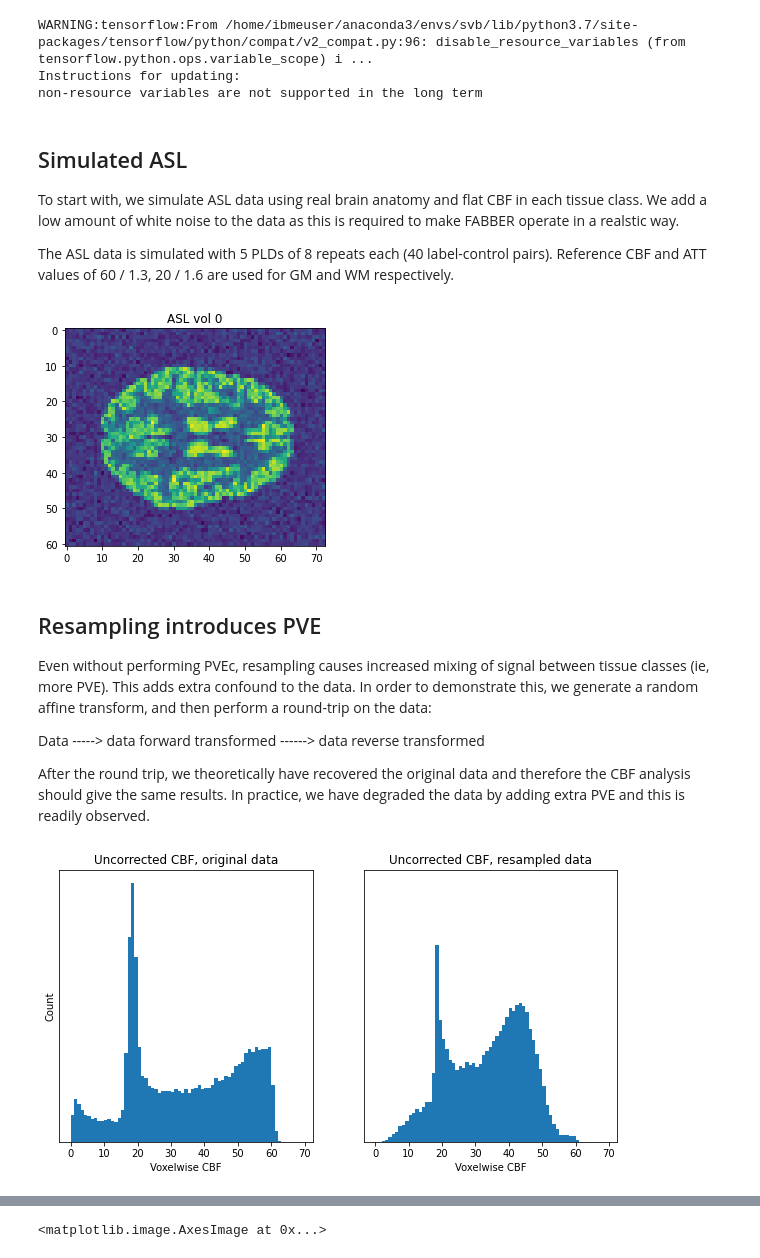
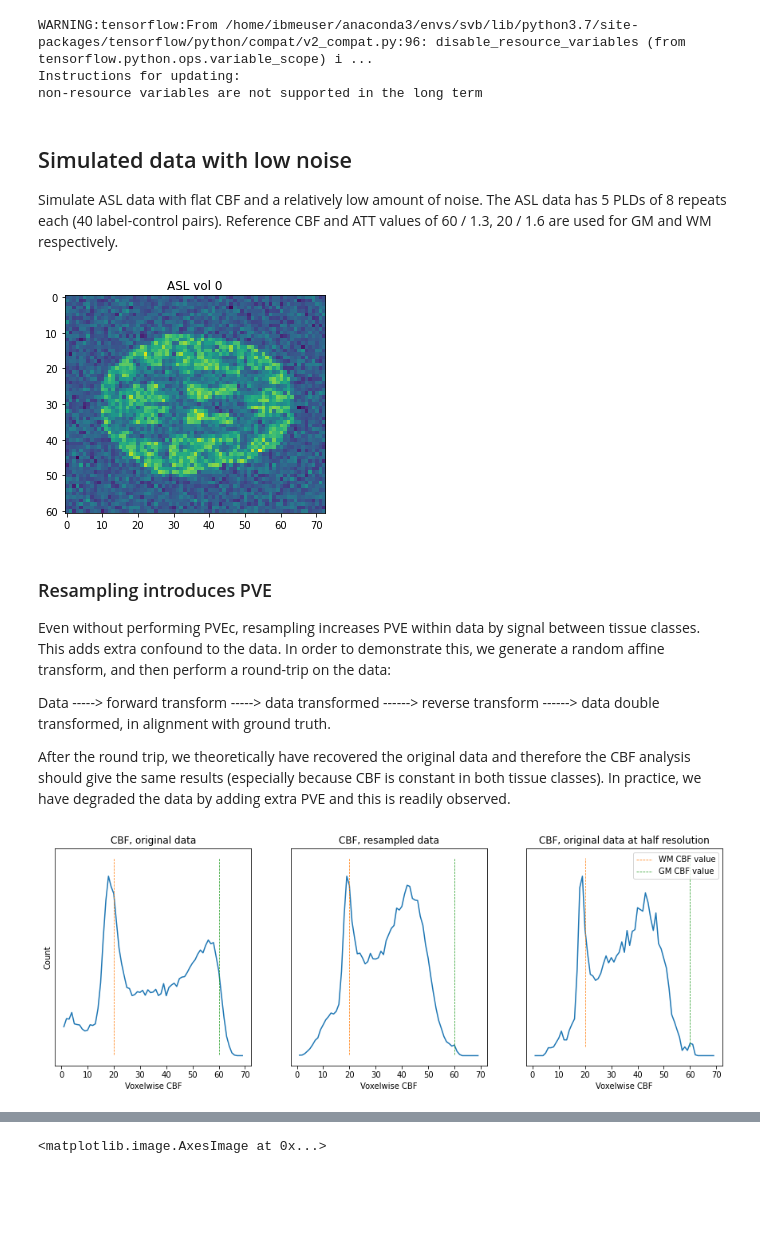
Before and after one commit to tomfrankkirk/pvec_problems, a Jupyter notebook: brain.ipynb, the cells around one changed output, grey strips where cells are left out. Drawn from its saved outputs; the diff is of its cells as text; code cells hidden in the pictures; blank space fills up the shorter version.

Commit message:
Simulations and Maastricht analysis for Flora/MC review

```diff
--- a/brain.ipynb
+++ b/brain.ipynb
@@ -7,24 +7,25 @@ import matplotlib.pyplot as plt
 import numpy as np
 import nibabel
 from matplotlib.cm import get_cmap
-cmap = np.array(get_cmap('tab10').colors)
 import os.path as op
 from prepare_data import SIM_ROOT, REAL_ROOT, N_REPEATS
 from helpers import load_basil, load_lr, load_oxasl, load_oxasl_lr
 from scipy.ndimage import binary_erosion
+from scipy import stats
+
+cmap = np.array(get_cmap('tab10').colors)
+loadnii = lambda p: nibabel.load(str(p)).get_fdata()
 # %% [output]
 WARNING:tensorflow:From /home/ibmeuser/anaconda3/envs/svb/lib/python3.7/site-packages/tensorflow/python/compat/v2_compat.py:96: disable_resource_variables (from tensorflow.python.ops.variable_scope) i ...
 Instructions for updating:
 non-resource variables are not supported in the long term
 # %% [markdown]
-## Simulated ASL
+## Simulated data with low noise
 
-To start with, we simulate ASL data using real brain anatomy and flat CBF in each tissue class. We add a low amount of white noise to the data as this is required to make FABBER operate in a realstic way.
-
-The ASL data is simulated with 5 PLDs of 8 repeats each (40 label-control pairs). Reference CBF and ATT values of 60 / 1.3, 20 / 1.6 are used for GM and WM respectively.
+Simulate ASL data with flat CBF and a relatively low amount of noise. The ASL data has 5 PLDs of 8 repeats each (40 label-control pairs). Reference CBF and ATT values of 60 / 1.3, 20 / 1.6 are used for GM and WM respectively.
 # %%
-mask = nibabel.load(str(SIM_ROOT / 'mask.nii.gz')).get_fdata().astype(np.bool)
-pvs = nibabel.load(str(SIM_ROOT / 'tob_all_stacked_3.0.nii.gz')).get_fdata()[...,:2]
+mask = loadnii(SIM_ROOT / 'mask.nii.gz').astype(np.bool)
+pvs = loadnii(SIM_ROOT / 'tob_all_stacked_3.0.nii.gz')[...,:2]
 wmmask = (pvs[...,1] > 0.05)
 gmmask = (pvs[...,0] > 0.05)
 # %%
@@ -33,30 +34,38 @@ plt.imshow(asl[...,28,0])
 plt.title('ASL vol 0')
 plt.show()
 # %% [output]
-[figure, old version]
+[figure, new version]
 # %% [markdown]
-## Resampling introduces PVE
+### Resampling introduces PVE
 
-Even without performing PVEc, resampling causes increased mixing of signal between tissue classes (ie, more PVE). This adds extra confound to the data. In order to demonstrate this, we generate a random affine transform, and then perform a round-trip on the data:
+Even without performing PVEc, resampling increases PVE within data by signal between tissue classes. This adds extra confound to the data. In order to demonstrate this, we generate a random affine transform, and then perform a round-trip on the data:
 
-Data -----> data forward transformed ------> data reverse transformed
+Data -----> forward transform -----> data transformed ------> reverse transform ------> data double transformed, in alignment with ground truth.
 
-After the round trip, we theoretically have recovered the original data and therefore the CBF analysis should give the same results. In practice, we have degraded the data by adding extra PVE and this is readily observed.
+After the round trip, we theoretically have recovered the original data and therefore the CBF analysis should give the same results (especially because CBF is constant in both tissue classes). In practice, we have degraded the data by adding extra PVE and this is readily observed.
 # %%
 basil_native = load_basil(SIM_ROOT / 'basil_native', False)
 basil_resamp = load_basil(SIM_ROOT / 'basil_double_resampled', False)
+basil_half = rt.application_helpers.sum_array_blocks(basil_native[:-1,:-1,:-1], [2,2,2]) / 8
+mask_half = (rt.application_helpers.sum_array_blocks(mask[:-1,:-1,:-1], [2,2,2]) / 8) > 0.5
 
 bins = np.arange(0,70,1)
-fig, axes = plt.subplots(1,2, figsize=(10,5), sharey=True)
-for ax, data, title in zip(axes, [basil_native, basil_resamp],
-                           ['Uncorrected CBF, original data', 'Uncorrected CBF, resampled data']):
-    ax.hist(data[mask], bins)
+fig, axes = plt.subplots(1,3, figsize=(15,5))
+for ax, data, m, title in zip(axes, [basil_native, basil_resamp, basil_half], [mask, mask, mask_half],
+                           ['CBF, original data', 'CBF, resampled data', 'CBF, original data at half resolution']):
+    hist,_ = np.histogram(data[m], bins)
+    ax.plot(bins[1:], hist)
     ax.set_title(title)
     ax.set_xlabel('Voxelwise CBF')
     ax.set_yticks([])
 
+    ax.plot([20,20], [10, 1.1 *hist.max()], '--', linewidth=0.75, label='WM CBF value')
+    ax.plot([60,60], [10, 1.1 *hist.max()], '--', linewidth=0.75, label='GM CBF value')
+
+
+ax.legend()
 axes[0].set_ylabel('Count')
 plt.show()
 # %% [output]
-[figure, old version]
+[figure, new version]
 # %% [markdown]
```
Also changed, not shown: parts of 41 cells of this notebook, 4 other files.
